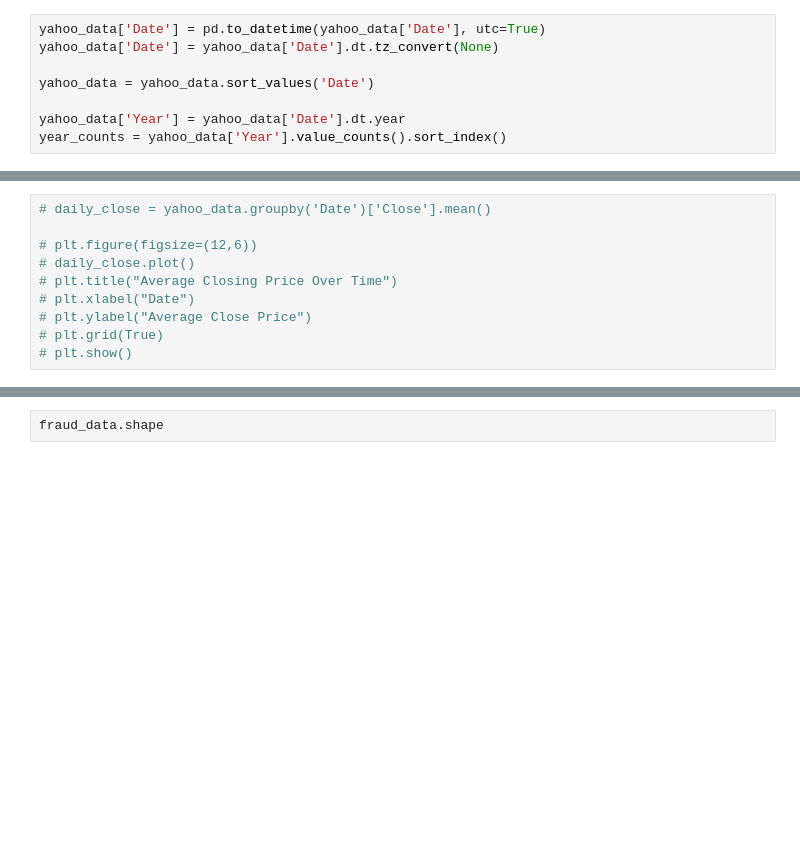
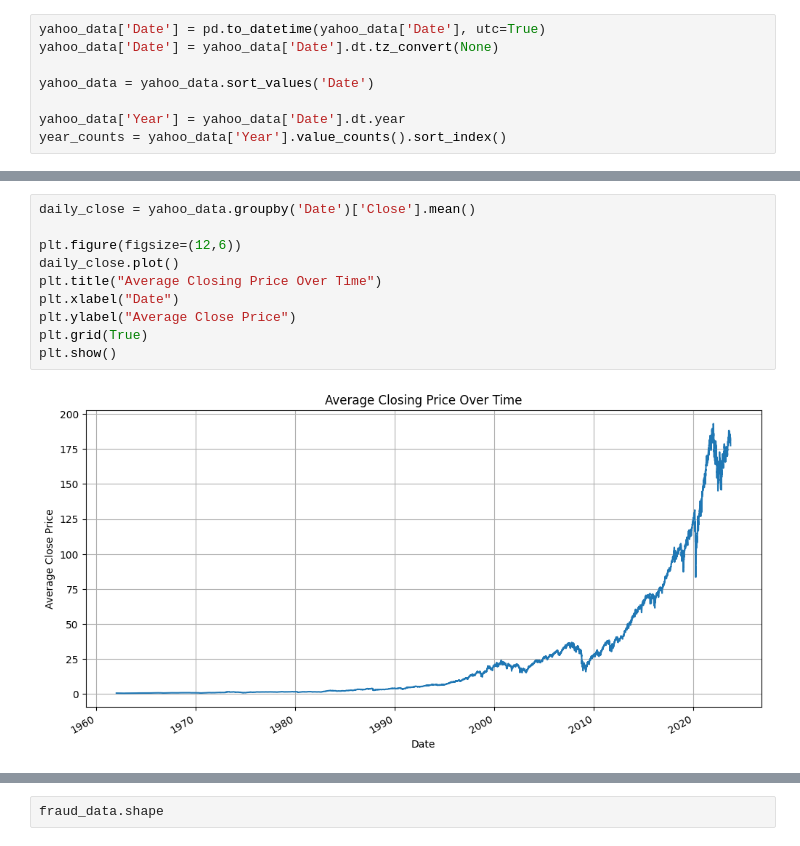
Before and after one commit to Mariam-Badr-MB/Finance-Intelligence-System, a Jupyter notebook: finance-intelligence-system.ipynb, the cells around one changed output, grey strips where cells are left out. Drawn from its saved outputs; the diff is of its cells as text; blank space fills up the shorter version.

```diff
--- a/finance-intelligence-system.ipynb
+++ b/finance-intelligence-system.ipynb
@@ -204,11 +242,13 @@ year_counts = yahoo_data['Year'].value_counts().sort_index()
 # %%
-# daily_close = yahoo_data.groupby('Date')['Close'].mean()
+daily_close = yahoo_data.groupby('Date')['Close'].mean()
 
-# plt.figure(figsize=(12,6))
-# daily_close.plot()
-# plt.title("Average Closing Price Over Time")
-# plt.xlabel("Date")
-# plt.ylabel("Average Close Price")
-# plt.grid(True)
-# plt.show()
+plt.figure(figsize=(12,6))
+daily_close.plot()
+plt.title("Average Closing Price Over Time")
+plt.xlabel("Date")
+plt.ylabel("Average Close Price")
+plt.grid(True)
+plt.show()
+# %% [output]
+[figure, added]
 # %%
```
Also changed, not shown: parts of 128 cells of this notebook.
